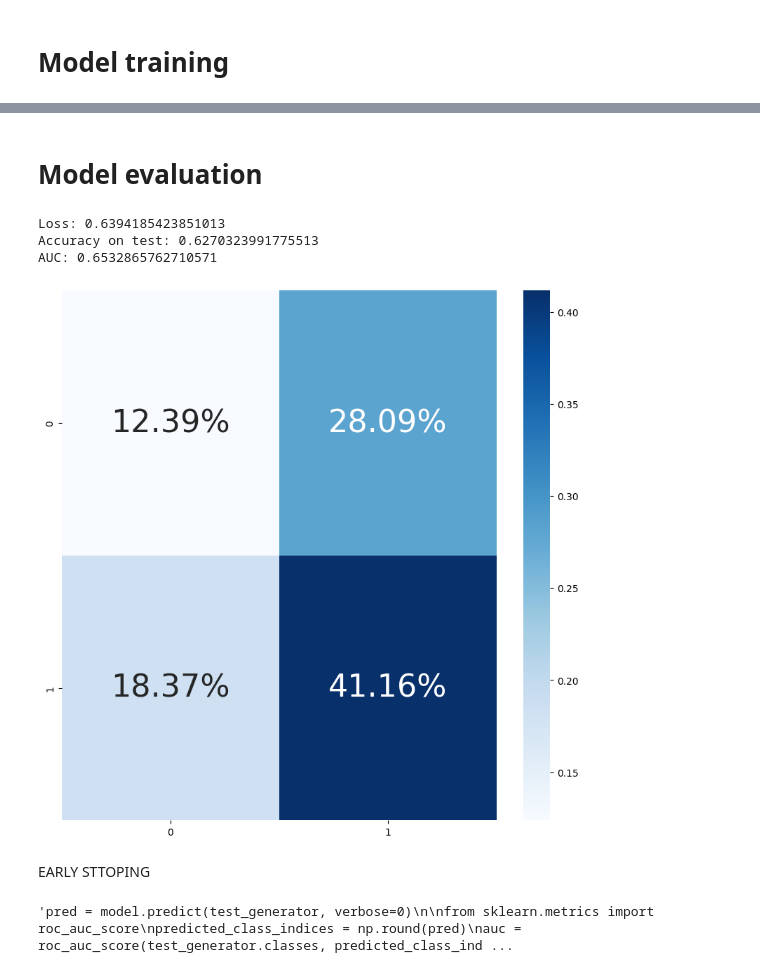
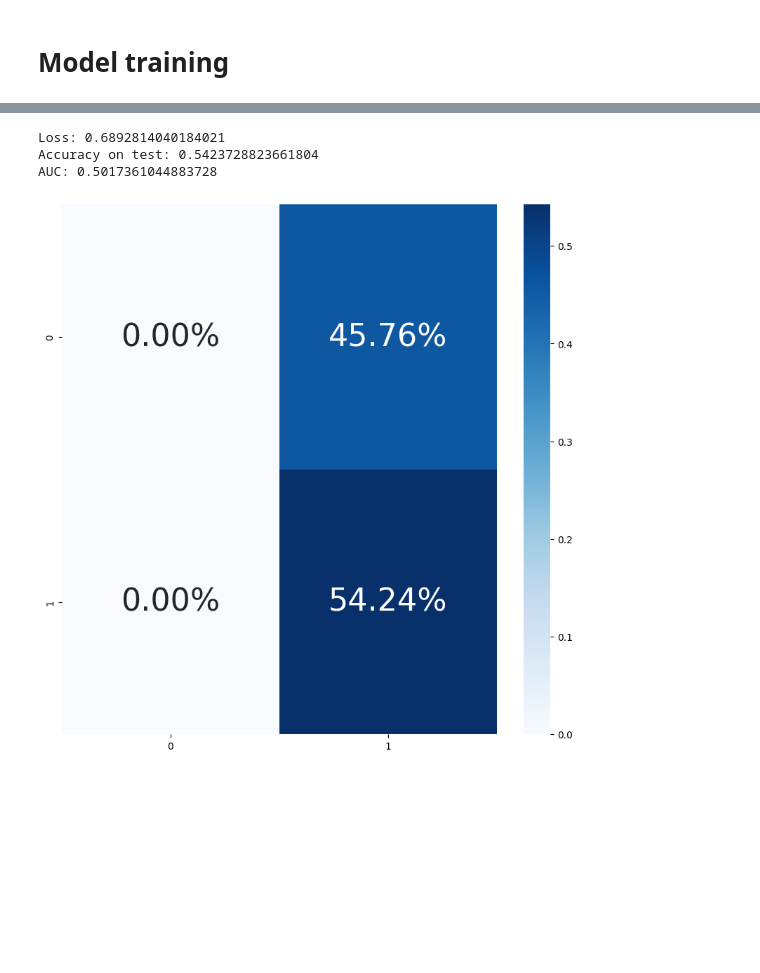
Before and after one commit to SrLozano/Brain-Tumor-Radiogenomic-Classification, a Jupyter notebook: brain-tumor-classification.ipynb, the cells around one changed output, grey strips where cells are left out. Saved outputs shown, nothing was run; the diff lists cells and outputs as text; code cells hidden in the pictures; blank space fills up the shorter version.

Commit message:
Refactoring. Train multiple models

```diff
--- a/brain-tumor-classification.ipynb
+++ b/brain-tumor-classification.ipynb
@@ -108,7 +129,7 @@ Test samples: 7073
 # %%
-def load_dataset(train_df, val_df, test_df, data_augmentation=False):
+def get_data_generators(train_df, val_df, test_df, data_augmentation=False):
     """
-    This function loads the dataset from dataset folder
+    This function loads the dataset from dataset folder and returns the image generators associated
     :parameter train_df: Dataframe with paths to training images and labels
     :parameter val_df: Dataframe with paths to validation images and labels
     :parameter test_df: Dataframe with paths to test images and labels
@@ -142,6 +163,3 @@ def load_dataset(train_df, val_df, test_df, data_augmentation=False):
                                                         class_mode="binary", batch_size=batch_size, target_size=(224, 224))
 
     return train_generator, val_generator, test_generator
-# %%
-# Load dataset
-train_generator, val_generator, test_generator = load_dataset(train_df, val_df, test_df)
@@ -238,19 +356,16 @@ else:
 # %%
-# Configure the model for training.
-model.compile(optimizer=fit_optimizer, loss=loss_function, metrics=['accuracy', AUC()])
-
-# Safe best model
-callbacks = [keras.callbacks.ModelCheckpoint("brain_tumor.h5", save_best_only=True), tf.keras.callbacks.EarlyStopping(monitor='accuracy', patience=3)]
-
-# Train the model, doing validation at the end of each epoch.
-model_history = model.fit(train_generator, epochs=epochs, validation_data=val_generator, callbacks=callbacks)
+# Get best model
+best_model = list(scores.keys())[0]
+for image_mode in scores:
+    if scores[image_mode][2] > scores[best_model][2]:
+        best_model = image_mode
 
 # Serialize and save model to json
-'''model_json = model.to_json()
+model_json = models[best_model].to_json()
 with open("model.json", "w") as json_file:
-    json_file.write(model_json)'''
+    json_file.write(model_json)
 
 # Serialize and save weights to HDF5
-'''model.save_weights("model.h5")
-print("Saved model to disk")'''
+models[best_model].save_weights("model.h5")
+print("Saved model to disk")
 # %% [output]
@@ -298,40 +400,27 @@ plt.close()
-# %% [markdown]
-# **Model evaluation**
 # %%
 # Evaluate the model
-test_generator.reset()
-score = model.evaluate(test_generator, verbose=0)
+test_generators[best_model].reset()
+score = models[best_model].evaluate(test_generators[best_model], verbose=0)
 print(f"Loss: {str(score[0])} \nAccuracy on test: {str(score[1])}\nAUC: {str(score[2])}")
 # %% [output]
-Loss: 0.6394185423851013
-Accuracy on test: 0.6270323991775513
-AUC: 0.6532865762710571
+Loss: 0.6892814040184021
+Accuracy on test: 0.5423728823661804
+AUC: 0.5017361044883728
 # %%
 # Assign most probable label to predictions
-test_generator.reset()
-pred = model.predict(test_generator, verbose=0)
+test_generators[best_model].reset()
+pred = models[best_model].predict(test_generators[best_model], verbose=0)
 predicted_class_indices = np.round(pred)
 
 # Get class labels
-target_names = (test_generator.class_indices).keys()
+target_names = (test_generators[best_model].class_indices).keys()
 # %%
 # Plot confusion matrix
 fig, ax = plt.subplots(figsize=(10, 10), dpi=100)
-cf_matrix = confusion_matrix(np.array(test_generator.classes), predicted_class_indices)
+cf_matrix = confusion_matrix(np.array(test_generators[best_model].classes), predicted_class_indices)
 heatmap = sns.heatmap(cf_matrix/np.sum(cf_matrix), fmt='.2%', annot=True, cmap='Blues', cbar=True, square=False,
                       annot_kws={"fontsize":32}, xticklabels=target_names, yticklabels=target_names)
 fig = heatmap.get_figure()
-plt.savefig(f'Confusion_matrix.pdf')
+plt.savefig(f'Brain_Tumor_confusion_matrix.pdf')
 # %% [output]
-[figure, old version]
+[figure, new version]
-# %% [markdown]
-EARLY STTOPING
-# %%
-'''pred = model.predict(test_generator, verbose=0)
-
-from sklearn.metrics import roc_auc_score
-predicted_class_indices = np.round(pred)
-auc = roc_auc_score(test_generator.classes, predicted_class_indices)
-print(auc)'''
-# %% [output]
-'pred = model.predict(test_generator, verbose=0)\n\nfrom sklearn.metrics import roc_auc_score\npredicted_class_indices = np.round(pred)\nauc = roc_auc_score(test_generator.classes, predicted_class_ind ...
```
Also changed, not shown: parts of 13 cells of this notebook.
